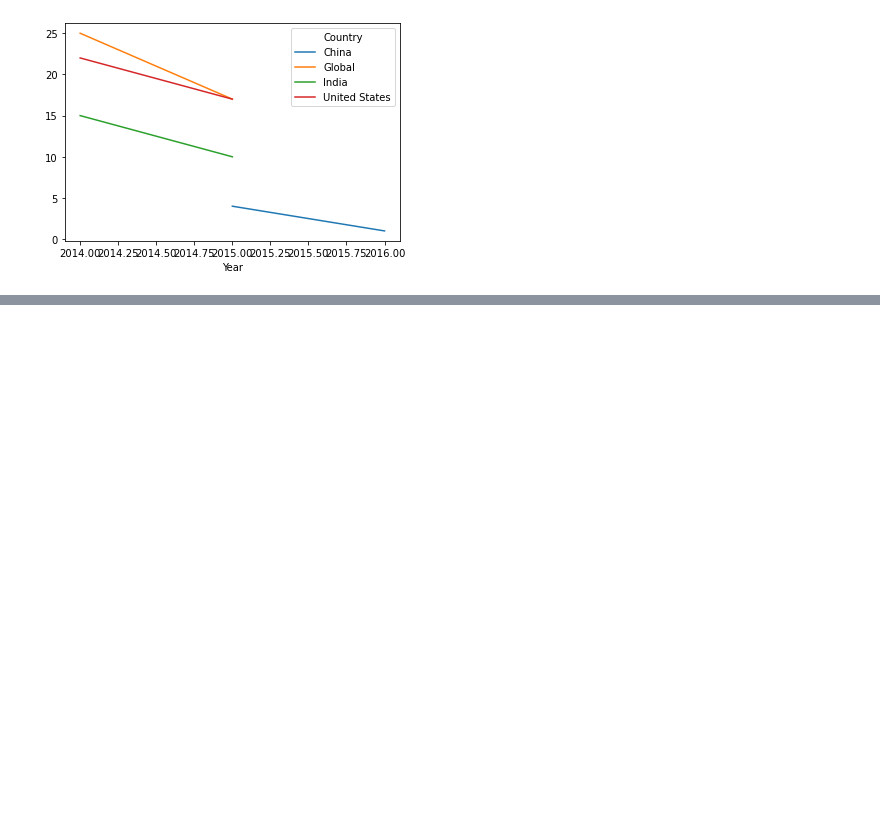
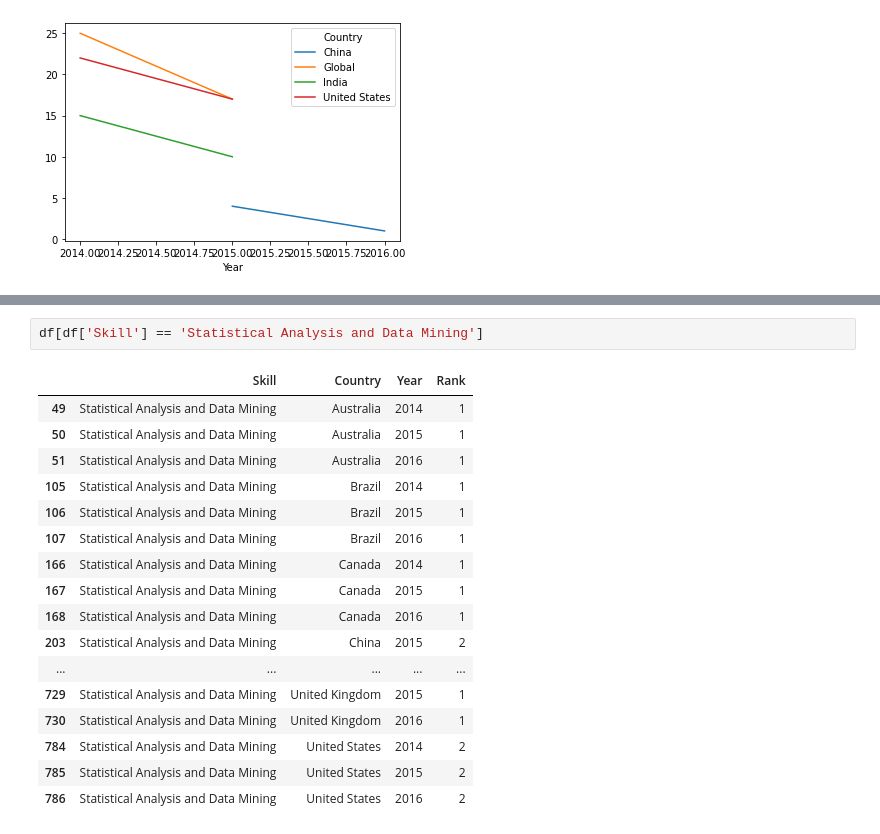
Before and after one commit to radroid/data-visualization-projects, a Jupyter notebook: 3 - Top Skills LinkedIn/1 - Exploratory Data Analysis.ipynb, the cells around one changed output, grey strips where cells are left out. Drawn from its saved outputs; the diff is of its cells as text; blank space fills up the shorter version.

```diff
--- a/3 - Top Skills LinkedIn/1 - Exploratory Data Analysis.ipynb
+++ b/3 - Top Skills LinkedIn/1 - Exploratory Data Analysis.ipynb
@@ -327,0 +452,20 @@ v_df2.plot()
+# %%
+df[df['Skill'] == 'Statistical Analysis and Data Mining']
+# %% [output]
+|  | Skill | Country | Year | Rank |
+| 49 | Statistical Analysis and Data Mining | Australia | 2014 | 1 |
+| 50 | Statistical Analysis and Data Mining | Australia | 2015 | 1 |
+| 51 | Statistical Analysis and Data Mining | Australia | 2016 | 1 |
+| 105 | Statistical Analysis and Data Mining | Brazil | 2014 | 1 |
+| 106 | Statistical Analysis and Data Mining | Brazil | 2015 | 1 |
+| 107 | Statistical Analysis and Data Mining | Brazil | 2016 | 1 |
+| 166 | Statistical Analysis and Data Mining | Canada | 2014 | 1 |
+| 167 | Statistical Analysis and Data Mining | Canada | 2015 | 1 |
+| 168 | Statistical Analysis and Data Mining | Canada | 2016 | 1 |
+| 203 | Statistical Analysis and Data Mining | China | 2015 | 2 |
+| ... | ... | ... | ... | ... |
+| 729 | Statistical Analysis and Data Mining | United Kingdom | 2015 | 1 |
+| 730 | Statistical Analysis and Data Mining | United Kingdom | 2016 | 1 |
+| 784 | Statistical Analysis and Data Mining | United States | 2014 | 2 |
+| 785 | Statistical Analysis and Data Mining | United States | 2015 | 2 |
+| 786 | Statistical Analysis and Data Mining | United States | 2016 | 2 |
```
Also changed, not shown: parts of 29 cells of this notebook.
